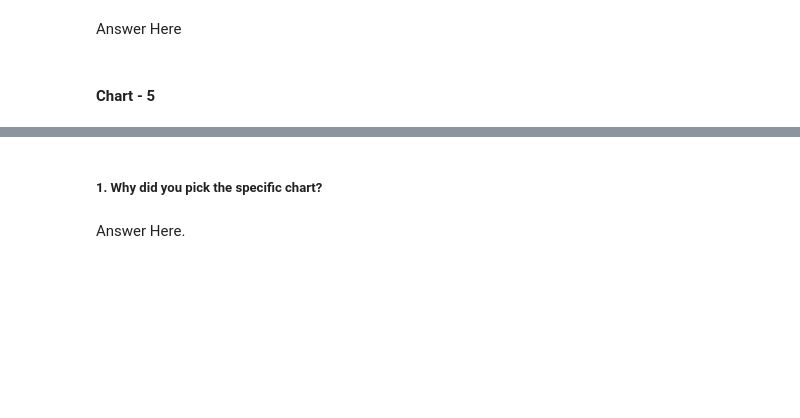
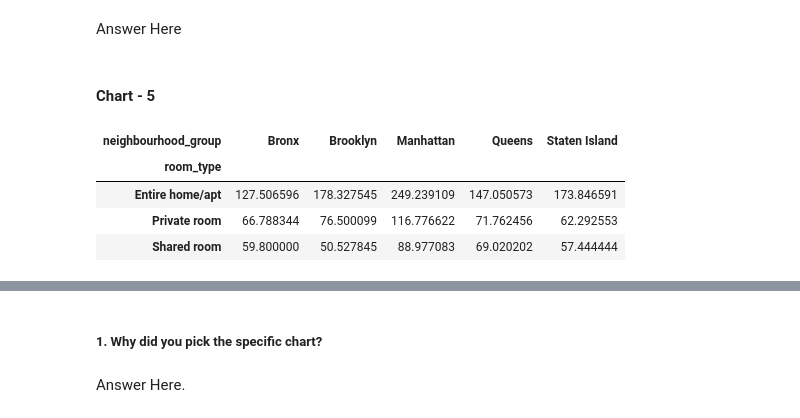
Before and after one commit to HarshadTheOne/AirBnb-Bookings-Analysis, a Jupyter notebook: AirBnb_Booking_Analysis_Capstone_Project.ipynb, the cells around one changed output, grey strips where cells are left out. Cells and saved outputs as stored; diff of their text form; code cells hidden in the pictures; blank space fills up the shorter version.

```diff
--- a/AirBnb_Booking_Analysis_Capstone_Project.ipynb
+++ b/AirBnb_Booking_Analysis_Capstone_Project.ipynb
@@ -362,3 +362,12 @@ Answer Here
 #### Chart - 5
 # %%
 # Chart - 5 visualization code
+
+ap = df_new.groupby([ 'room_type','neighbourhood_group',])['price'].mean().unstack().fillna(0)
+ap
+# %% [output]
+| neighbourhood_group | Bronx | Brooklyn | Manhattan | Queens | Staten Island |
+| room_type |  |  |  |  |  |
+| Entire home/apt | 127.506596 | 178.327545 | 249.239109 | 147.050573 | 173.846591 |
+| Private room | 66.788344 | 76.500099 | 116.776622 | 71.762456 | 62.292553 |
+| Shared room | 59.800000 | 50.527845 | 88.977083 | 69.020202 | 57.444444 |
```
Also changed, not shown: parts of 3 cells of this notebook.
